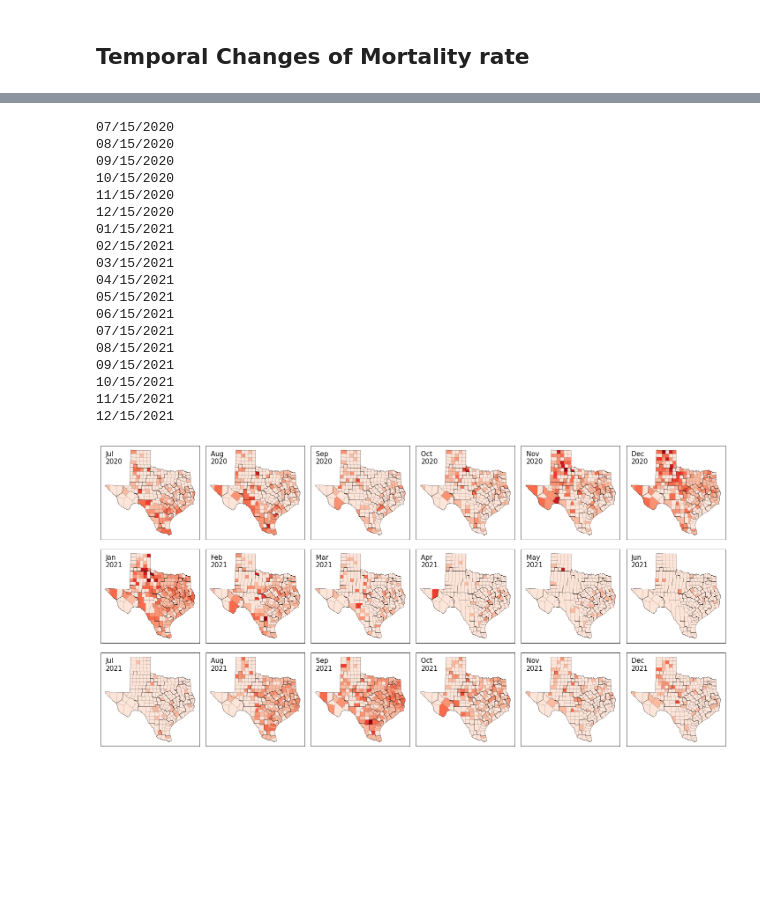
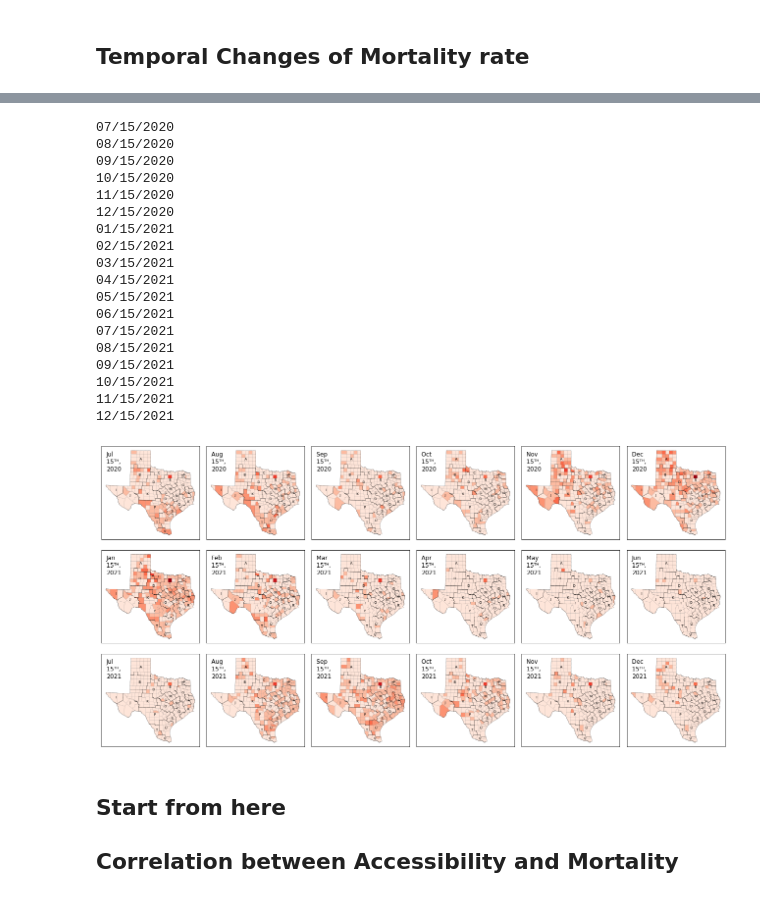
Before and after one commit to cybergis/ST_ICU_Access, a Jupyter notebook: plots.ipynb, the cells around one changed output, grey strips where cells are left out. Cells and saved outputs as stored; diff of their text form; code cells hidden in the pictures; blank space fills up the shorter version.

```diff
--- a/plots.ipynb
+++ b/plots.ipynb
@@ -169,5 +211,6 @@ pop = pop.rename(columns={'B01003_001E': 'pop'})
 pop['pop'] = pop['pop'].astype(int)
 pop = pop.groupby(by='FIPS').sum()
 pop = pop.reset_index()
+pop = pop.merge(tsa, on='FIPS')
 pop
 # %% [output]
@@ -198,5 +241,6 @@ county['case_ratio'] = county['case'] / county['pop'] * 1000
 county['death_ratio'] = county['death'] / county['pop'] * 1000
 county['case_fatality'] = county['death'] / county['case'] * 1000
 county = county.rename(columns={'index':'NAME'})
+county = county.to_crs(epsg=3081)
 county
 # %% [output]
@@ -237,5 +382,5 @@ for idx, val in focus_date_dict.items():
     ave_death[idx] = daily_death[val].mean(axis=1)
     ave_case[idx] = covid_case[val].mean(axis=1)
 
-ave_case
-ave_death
+ave_case = ave_case.reset_index()
+ave_death = ave_death.reset_index()
@@ -432,0 +835,13 @@ ave_mortality = ave_mortality.to_crs(epsg=3081)
+# %%
+ave_mortality = ave_death.copy(deep=True)
+
+for date_ in focus_date:
+    ave_mortality[date_] = ave_death[date_] / county['pop'] * 100000
+
+ave_mortality
+
+ave_mortality = ave_mortality.merge(county[['NAME', 'geometry']], left_on='County', right_on='NAME')
+ave_mortality = gpd.GeoDataFrame(ave_mortality)
+ave_mortality = ave_mortality.drop(columns=['County'])
+ave_mortality = ave_mortality.to_crs(epsg=3081)
+ave_mortality.head(3)
@@ -455,7 +884,7 @@ NaturalBreaks
 color_brewer = ['#fee5d9','#fcbba1','#fc9272','#fb6a4a','#ef3b2c','#cb181d','#99000d']
 cm = LinearSegmentedColormap.from_list('cb_', color_brewer, N=7)
 
-fig, axes = plt.subplots(3, 6, figsize=(20,10))
+fig, axes = plt.subplots(3, 6, figsize=(18,9))
 ax = axes.reshape(-1)
 
 for idx, m in enumerate(period):
@@ -466,35 +895,51 @@ for idx, m in enumerate(period):
                        scheme='user_defined',
                        classification_kwds={'bins':map_class_mortality.bins} # then speicfy class here.
                       )
-    tsa_boundary.boundary.plot(ax=ax[idx], lw=0.3, color='black')
-    county_boundary.boundary.plot(ax=ax[idx], lw=0.1, color='black')
+    tsa_boundary.boundary.plot(ax=ax[idx], lw=0.3, color='black', linestyle='dashed')
+    county_boundary.boundary.plot(ax=ax[idx], lw=0.15, color='black', linestyle='dotted')
+
+    for idx_1, row in tsa_boundary.iterrows(): # Iterate everyrow in `tsa` GeoDataFrame
+        ax[idx].text(s=idx_1, # String to be displayed; TSA name
+                     x=row['geometry'].centroid.coords[:][0][0], # X coordinate of label
+                     y=row['geometry'].centroid.coords[:][0][1], # Y coordinate of label
+                     fontsize=7,
+                     color='black',
+                     ha='center', # Horizontal align
+                     va='center', # Vertical align
+#                      path_effects=[pe.withStroke(linewidth=1, foreground="white")] # This will create boundary of text
+                    )
+
 
 #     ax[idx].set_title(m)
     month_text = datetime.datetime.strptime(m, '%m/%d/%Y')
-    month_text = month_text.strftime('%b \n%Y')
-    ax[idx].text(0.05, 0.95, s=month_text, fontsize=15, ha='left', va='top', transform=ax[idx].transAxes)
+    month_text = month_text.strftime('%b \n15ᵀᴴ, \n%Y')
+    ax[idx].text(0.05, 0.95, s=month_text, fontsize=12, ha='left', va='top', transform=ax[idx].transAxes)
     ax[idx].get_xaxis().set_visible(False)
     ax[idx].get_yaxis().set_visible(False)
 
 plt.tight_layout() # Will shrink empty area
 plt.show()
 # %% [output]
 07/15/2020
 08/15/2020
 09/15/2020
 10/15/2020
 11/15/2020
 12/15/2020
 01/15/2021
 02/15/2021
 03/15/2021
 04/15/2021
 05/15/2021
 06/15/2021
 07/15/2021
 08/15/2021
 09/15/2021
 10/15/2021
 11/15/2021
 12/15/2021
-[figure, old version]
+[figure, new version]
+# %% [markdown]
+## Start from here
+
+## Correlation between Accessibility and Mortality
```
Also changed, not shown: parts of 43 cells of this notebook, 2 other files.
